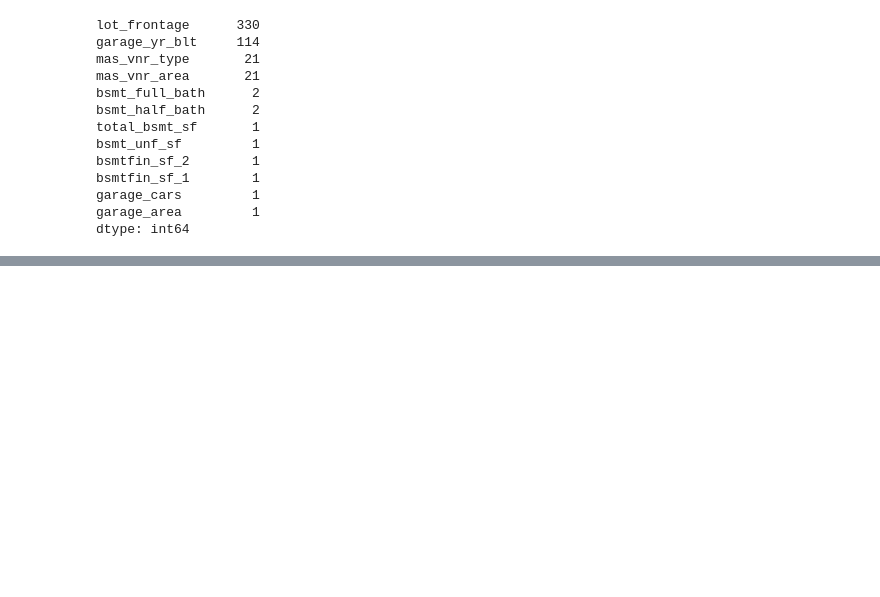
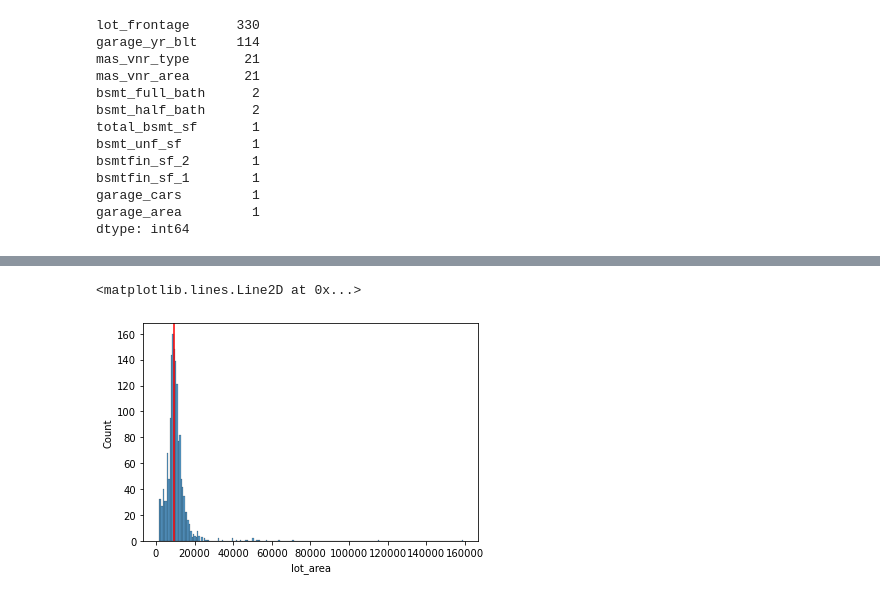
Before and after one commit to knambiar96/ml-housing-predictions, a Jupyter notebook: code/Karthiks-p2-notebook.ipynb, the cells around one changed output, grey strips where cells are left out. Saved outputs shown, nothing was run; the diff lists cells and outputs as text; code cells hidden in the pictures; blank space fills up the shorter version.

```diff
--- a/code/Karthiks-p2-notebook.ipynb
+++ b/code/Karthiks-p2-notebook.ipynb
@@ -211,0 +245,3 @@ ames_test['mas_vnr_area'].fillna(0,inplace=True)
+# %%
+ames_train.drop(columns=['bsmt_unf_sf'],inplace=True)
+ames_test.drop(columns=['bsmt_unf_sf'],inplace=True)
@@ -211,0 +250,4 @@ ames_test['mas_vnr_area'].fillna(0,inplace=True)
+# %%
+ames_train['lot_frontage'].fillna(ames_train['lot_frontage'].mean(),inplace=True)
+ames_test['lot_frontage'].fillna(ames_train['lot_frontage'].mean(),inplace=True)
+ames_train.dropna(inplace=True)
@@ -211,0 +265,2 @@ ames_test['mas_vnr_area'].fillna(0,inplace=True)
+# %%
+ames_train['ms_subclass'] = ames_train['ms_subclass'].astype(str)
@@ -211,0 +273,4 @@ ames_test['mas_vnr_area'].fillna(0,inplace=True)
+# %%
+X = ames_train.drop(columns='saleprice')
+y = ames_train['saleprice']
+X_train, X_val, y_train, y_val = train_test_split(X,y,random_state=815)
@@ -211,0 +298,6 @@ ames_test['mas_vnr_area'].fillna(0,inplace=True)
+# %%
+sns.histplot(X_train,x='lot_area')
+plt.axvline(X_train['lot_area'].median(),color='r')
+# %% [output]
+<matplotlib.lines.Line2D at 0x...>
+[figure, added]
```
Also changed, not shown: parts of 153 cells of this notebook, 8 other files.
